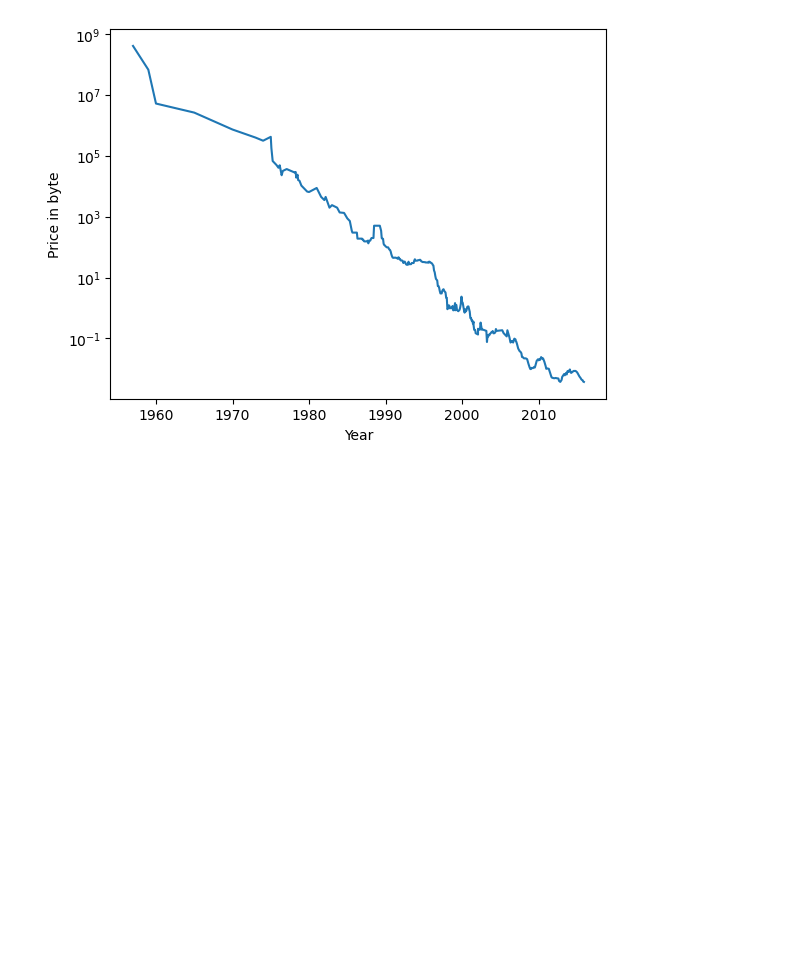
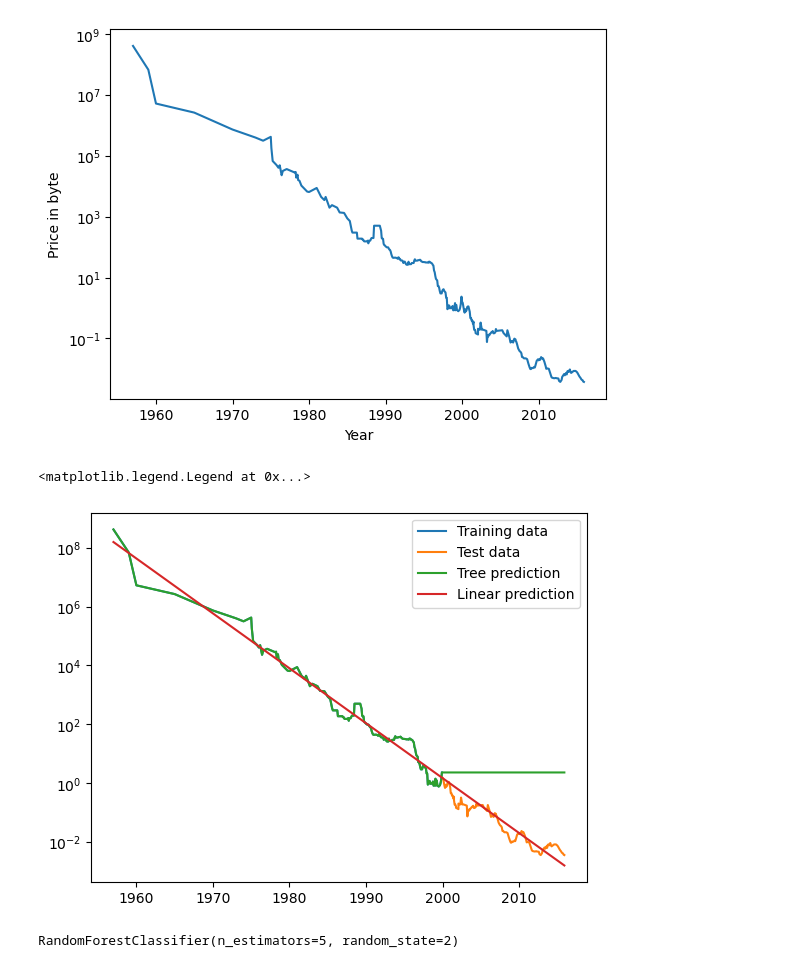
Before and after one commit to smzyut/ml_study_scikitlearn, a Jupyter notebook: Muller2.ipynb, the cells around one changed output. Drawn from its saved outputs; the diff is of its cells as text; code cells hidden in the pictures; blank space fills up the shorter version.

```diff
--- a/Muller2.ipynb
+++ b/Muller2.ipynb
@@ -502,3 +467,39 @@ plt.ylabel("Price in byte")
 # %% [output]
 Text(0, 0.5, 'Price in byte')
 [figure]
+# %%
+from sklearn.tree import DecisionTreeRegressor
+from sklearn.linear_model import LinearRegression
+data_train = ram_prices[ram_prices.date < 2000]
+data_test = ram_prices[ram_prices.date >= 2000]
+
+# 二重ブラケットで 2 次元化して抽出
+X_train = data_train[['date']]
+y_train = np.log(data_train.price)
+
+tree = DecisionTreeRegressor().fit(X_train, y_train)
+linear_reg = LinearRegression().fit(X_train,y_train)
+
+X_all = ram_prices.date.to_numpy()[:, np.newaxis]
+pred_tree = tree.predict(X_all)
+pred_lr = linear_reg.predict(X_all)
+price_tree = np.exp(pred_tree)
+price_lr = np.exp(pred_lr)
+# %%
+plt.semilogy(data_train.date,data_train.price,label="Training data")
+plt.semilogy(data_test.date,data_test.price,label="Test data")
+plt.semilogy(ram_prices.date,price_tree,label="Tree prediction")
+plt.semilogy(ram_prices.date,price_lr,label="Linear prediction")
+plt.legend()
+# %% [output]
+<matplotlib.legend.Legend at 0x...>
+[figure, added]
+# %%
+from sklearn.ensemble import RandomForestClassifier
+from sklearn.datasets import make_moons
+X,y = make_moons(n_samples=100,noise=0.25,random_state=3)
+X_train,X_test,y_train,y_test = train_test_split(X,y,stratify=y,random_state=42)
+forest = RandomForestClassifier(n_estimators=5,random_state=2)
+forest.fit(X_train,y_train)
+# %% [output]
+RandomForestClassifier(n_estimators=5, random_state=2)
```
Also changed, not shown: parts of 15 cells of this notebook.
